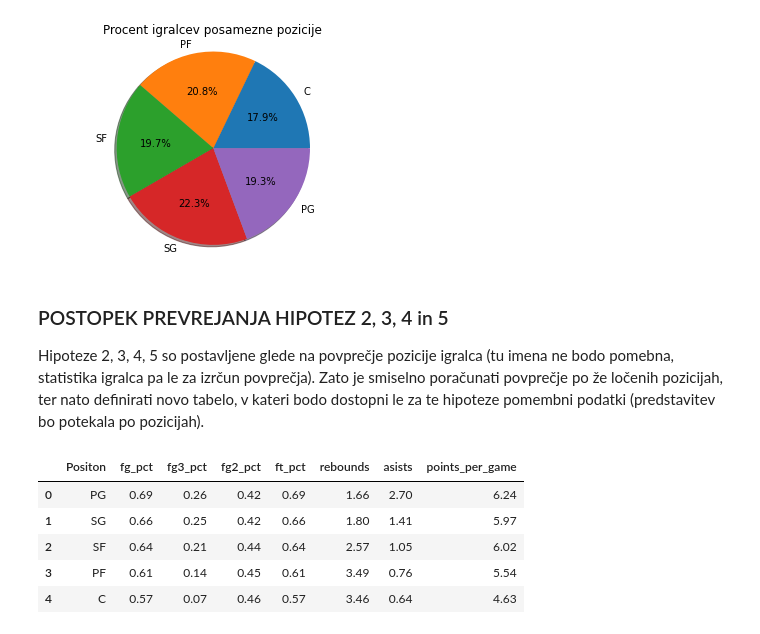
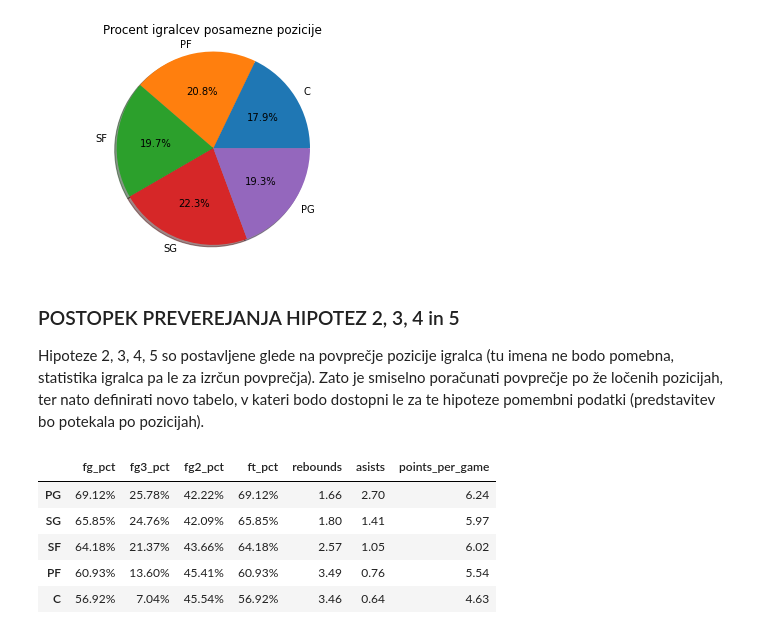
Before and after one commit to matej23/obdelava-podatkov, a Jupyter notebook: analiza.ipynb, the cells around one changed output. Drawn from its saved outputs; the diff is of its cells as text; code cells hidden in the pictures.

```diff
--- a/analiza.ipynb
+++ b/analiza.ipynb
@@ -189,7 +189,7 @@ plt.show()
 # %% [output]
 [figure]
 # %% [markdown]
-### POSTOPEK PREVREJANJA HIPOTEZ 2, 3, 4 in 5
+### POSTOPEK PREVEREJANJA HIPOTEZ 2, 3, 4 in 5
 
 Hipoteze 2, 3, 4, 5 so postavljene glede na povprečje pozicije igralca (tu imena ne bodo pomebna, statistika igralca pa le za izrčun povprečja). Zato je smiselno poračunati povprečje po že ločenih pozicijah, ter nato definirati novo tabelo, v kateri bodo dostopni le za te hipoteze pomembni podatki (predstavitev bo potekala po pozicijah).
 # %%
@@ -200,69 +200,62 @@ pf_mean = pf[["fg_pct","fg3_pct","fg2_pct","ft_pct", "rebounds", "asists", "poin
 centri_mean = centri[["fg_pct","fg3_pct","fg2_pct","ft_pct", "rebounds", "asists", "points_per_game"]].mean()
 # %%
 data = {
-	'Positon': [
-		'PG',
-		'SG',
-		'SF',
-		'PF',
-		'C'
-		],
 	'fg_pct': [
-		round(pg_mean.fg_pct, 2),
-		round(sg_mean.fg_pct, 2),
-		round(sf_mean.fg_pct, 2),
-		round(pf_mean.fg_pct, 2),
-		round(centri_mean.fg_pct, 2)
+		"{:.2%}".format(round(pg_mean.fg_pct, 4)),
+		"{:.2%}".format(round(sg_mean.fg_pct, 4)),
+		"{:.2%}".format(round(sf_mean.fg_pct, 4)),
+		"{:.2%}".format(round(pf_mean.fg_pct, 4)),
+		"{:.2%}".format(round(centri_mean.fg_pct, 4))
 	],
 	'fg3_pct': [
-		round(pg_mean.fg3_pct, 2),
-		round(sg_mean.fg3_pct, 2),
-		round(sf_mean.fg3_pct, 2),
-		round(pf_mean.fg3_pct, 2),
-		round(centri_mean.fg3_pct, 2)
+		"{:.2%}".format(round(pg_mean.fg3_pct, 4)),
+		"{:.2%}".format(round(sg_mean.fg3_pct, 4)),
+		"{:.2%}".format(round(sf_mean.fg3_pct, 4)),
+		"{:.2%}".format(round(pf_mean.fg3_pct, 4)),
+		"{:.2%}".format(round(centri_mean.fg3_pct, 4))
 	],
 	'fg2_pct': [
-		round(pg_mean.fg2_pct, 2),
-		round(sg_mean.fg2_pct, 2),
-		round(sf_mean.fg2_pct, 2),
-		round(pf_mean.fg2_pct, 2),
-		round(centri_mean.fg2_pct, 2)
+		"{:.2%}".format(round(pg_mean.fg2_pct, 4)),
+		"{:.2%}".format(round(sg_mean.fg2_pct, 4)),
+		"{:.2%}".format(round(sf_mean.fg2_pct, 4)),
+		"{:.2%}".format(round(pf_mean.fg2_pct, 4)),
+		"{:.2%}".format(round(centri_mean.fg2_pct, 4))
 	],
 	'ft_pct': [
-		round(pg_mean.ft_pct, 2),
-		round(sg_mean.ft_pct, 2),
-		round(sf_mean.ft_pct, 2),
-		round(pf_mean.ft_pct, 2),
-		round(centri_mean.ft_pct, 2)
+		"{:.2%}".format(round(pg_mean.ft_pct, 4)),
+		"{:.2%}".format(round(sg_mean.ft_pct, 4)),
+		"{:.2%}".format(round(sf_mean.ft_pct, 4)),
+		"{:.2%}".format(round(pf_mean.ft_pct, 4)),
+		"{:.2%}".format(round(centri_mean.ft_pct, 4))
 	],
 	'rebounds': [
 		round(pg_mean.rebounds, 2),
 		round(sg_mean.rebounds, 2),
 		round(sf_mean.rebounds, 2),
 		round(pf_mean.rebounds, 2),
 		round(centri_mean.rebounds, 2)
 	],
 	'asists': [
 		round(pg_mean.asists, 2),
 		round(sg_mean.asists, 2),
 		round(sf_mean.asists, 2),
 		round(pf_mean.asists, 2),
 		round(centri_mean.asists, 2)
 	],
 	'points_per_game': [
 		round(pg_mean.points_per_game, 2),
 		round(sg_mean.points_per_game, 2),
 		round(sf_mean.points_per_game, 2),
 		round(pf_mean.points_per_game, 2),
 		round(centri_mean.points_per_game, 2)
 	]
 }
-table_position = pd.DataFrame(data)
+table_position = pd.DataFrame(data, index = ['PG', 'SG', 'SF', 'PF', 'C'])
 table_position
 # %% [output]
-|  | Positon | fg_pct | fg3_pct | fg2_pct | ft_pct | rebounds | asists | points_per_game |
-| 0 | PG | 0.69 | 0.26 | 0.42 | 0.69 | 1.66 | 2.70 | 6.24 |
-| 1 | SG | 0.66 | 0.25 | 0.42 | 0.66 | 1.80 | 1.41 | 5.97 |
-| 2 | SF | 0.64 | 0.21 | 0.44 | 0.64 | 2.57 | 1.05 | 6.02 |
-| 3 | PF | 0.61 | 0.14 | 0.45 | 0.61 | 3.49 | 0.76 | 5.54 |
-| 4 | C | 0.57 | 0.07 | 0.46 | 0.57 | 3.46 | 0.64 | 4.63 |
+|  | fg_pct | fg3_pct | fg2_pct | ft_pct | rebounds | asists | points_per_game |
+| PG | 69.12% | 25.78% | 42.22% | 69.12% | 1.66 | 2.70 | 6.24 |
+| SG | 65.85% | 24.76% | 42.09% | 65.85% | 1.80 | 1.41 | 5.97 |
+| SF | 64.18% | 21.37% | 43.66% | 64.18% | 2.57 | 1.05 | 6.02 |
+| PF | 60.93% | 13.60% | 45.41% | 60.93% | 3.49 | 0.76 | 5.54 |
+| C | 56.92% | 7.04% | 45.54% | 56.92% | 3.46 | 0.64 | 4.63 |
```
Also changed, not shown: parts of 5 cells of this notebook, 1 other file.
